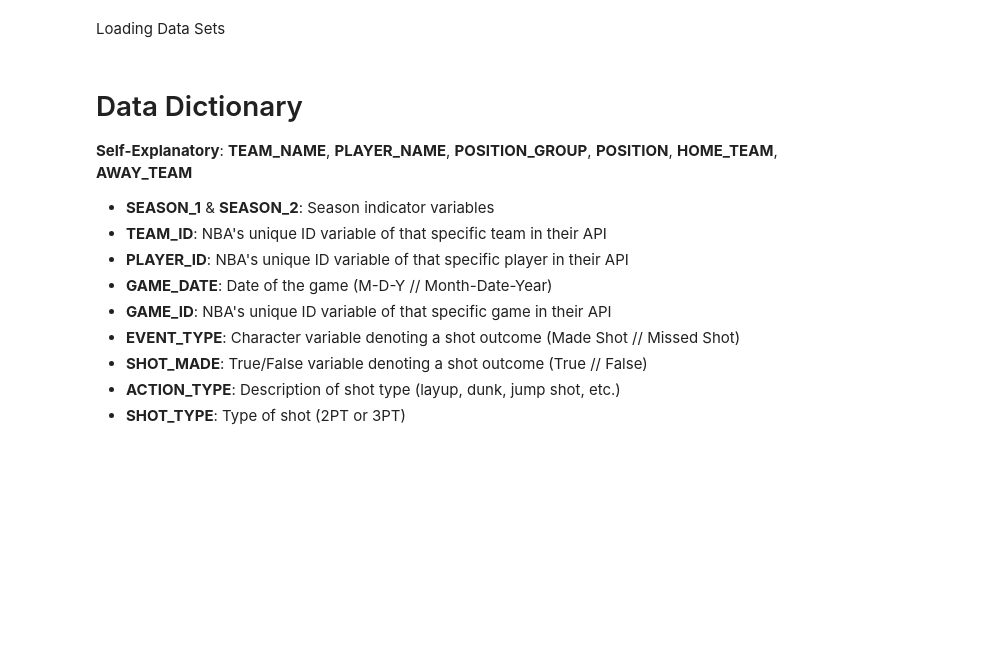
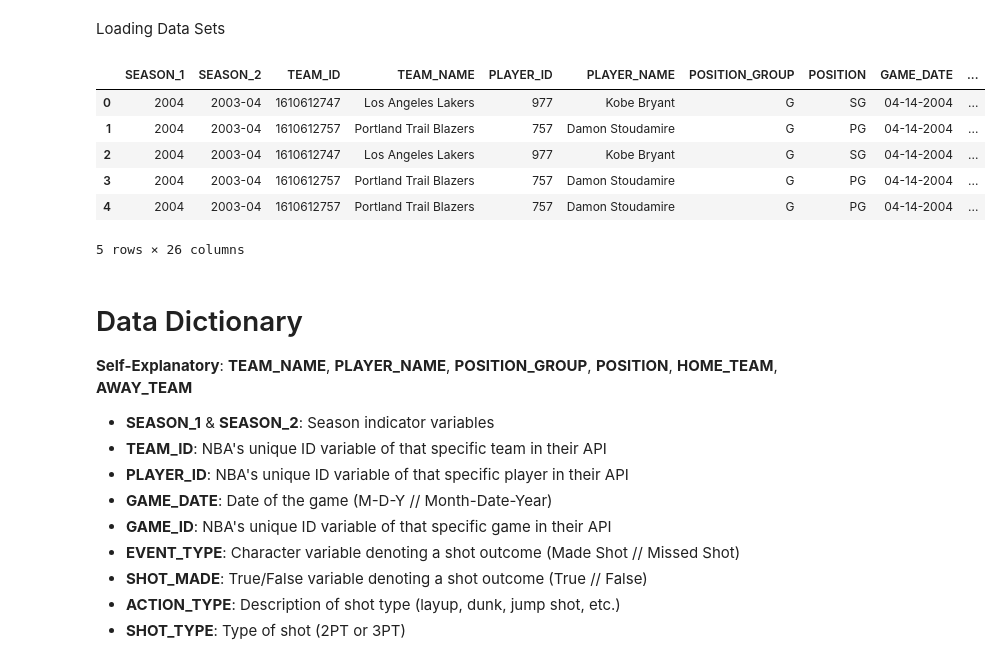
Before and after one commit to fan71c/NBA-Project, a Jupyter notebook: notebooks/main.ipynb, the cells around one changed output. Cells and saved outputs as stored; diff of their text form; code cells hidden in the pictures; blank space fills up the shorter version.

Commit message:
feat: use zipfile instead of raw csv

```diff
--- a/notebooks/main.ipynb
+++ b/notebooks/main.ipynb
@@ -80,22 +83,37 @@ from nba_api.stats.static import teams
 # %% [markdown]
 Loading Data Sets
 # %%
-# set up respective path to the data
-project_root = os.path.abspath(os.path.join(".."))
-print(project_root)
-data_path = os.path.join(project_root, "raw-data/")
-print(data_path)
+# Path to your zip file
+current_dir = os.getcwd()
+zip_file_path = current_dir + '/../raw-data/nba-shots.zip'
 
-# concatenate all seasons of data in a single df
-df = pd.DataFrame()
-files = glob.glob(os.path.join(data_path, '*_Shots.csv'))
-# for file in os.listdir(data_path):
-#     file_path=os.path.join(data_path,file)
-#     data=pd.read_csv(file_path)
-#     df=pd.concat([df,data],ignore_index=True)
-#     print(file)
-df = pd.concat((pd.read_csv(file) for file in files), ignore_index=True)
+# list to store dataframes from CSV
+csv_dataframes = []
+
+# Open the zip file
+with zipfile.ZipFile(zip_file_path, 'r') as zip_file:
+    # Loop through each file in the zip
+    for file_name in zip_file.namelist():
+        # Check if the file is a CSV
+        if file_name.endswith('.csv'):
+            # Read the CSV file into a DataFrame
+            with zip_file.open(file_name) as file:
+                df = pd.read_csv(file)
+                csv_dataframes.append(df)  # Store the DataFrame in the dictionary
+
+# Now, `csv_dataframes` contains DataFrames for each CSV file
+# You can access them by file name, for example:
+
+df = pd.concat(csv_dataframes)
 df.head()
+# %% [output]
+|  | SEASON_1 | SEASON_2 | TEAM_ID | TEAM_NAME | PLAYER_ID | PLAYER_NAME | POSITION_GROUP | POSITION | GAME_DATE | ... |
+| 0 | 2004 | 2003-04 | 1610612747 | Los Angeles Lakers | 977 | Kobe Bryant | G | SG | 04-14-2004 | ... |
+| 1 | 2004 | 2003-04 | 1610612757 | Portland Trail Blazers | 757 | Damon Stoudamire | G | PG | 04-14-2004 | ... |
+| 2 | 2004 | 2003-04 | 1610612747 | Los Angeles Lakers | 977 | Kobe Bryant | G | SG | 04-14-2004 | ... |
+| 3 | 2004 | 2003-04 | 1610612757 | Portland Trail Blazers | 757 | Damon Stoudamire | G | PG | 04-14-2004 | ... |
+| 4 | 2004 | 2003-04 | 1610612757 | Portland Trail Blazers | 757 | Damon Stoudamire | G | PG | 04-14-2004 | ... |
+5 rows × 26 columns
 # %% [markdown]
 # Data Dictionary
 
```
Also changed, not shown: parts of 7 cells of this notebook, 23 other files.
